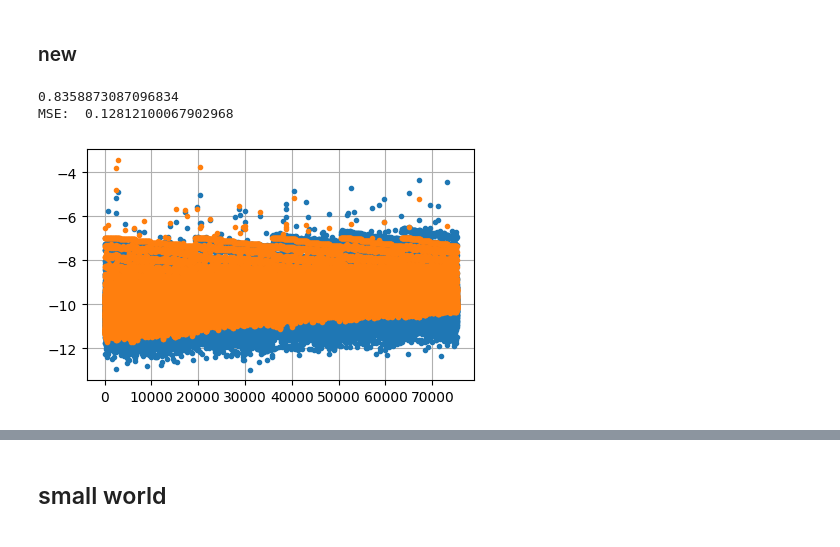
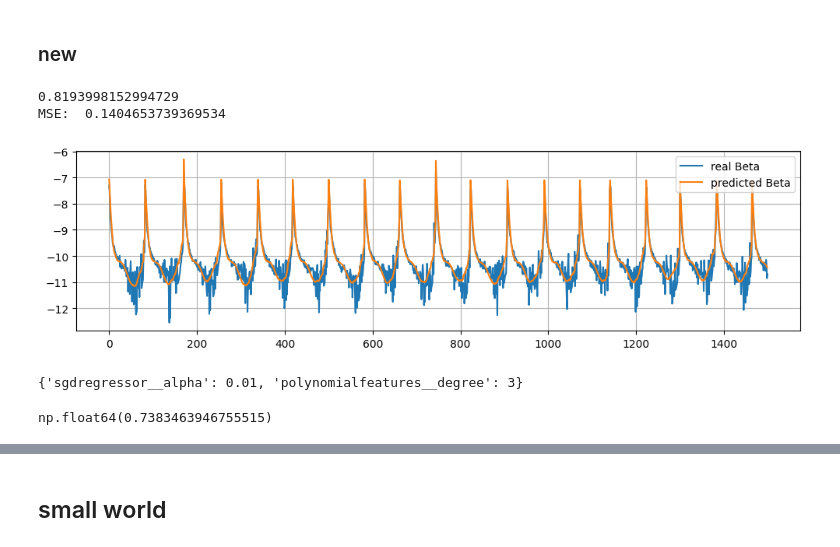
Before and after one commit to Mpkosh/network_hybrid_33, a Jupyter notebook: save_model_regression_day_SEIR_prev_I_for_seir.ipynb, the cells around one changed output, grey strips where cells are left out. Saved outputs shown, nothing was run; the diff lists cells and outputs as text; code cells hidden in the pictures.

```diff
--- a/save_model_regression_day_SEIR_prev_I_for_seir.ipynb
+++ b/save_model_regression_day_SEIR_prev_I_for_seir.ipynb
@@ -115,20 +117,39 @@ plot(model_file, features)
 [figure]
 # %% [markdown]
 ### new
+# %%
+
+features = ['day',
+            'S',
+            'E',
+            'I',
+            #'R'
+           ]
 # %%
 df_seeds_n = pd.read_csv('initial_data/new_seeds_parameters.csv')
-seeds_train_n = df_seeds_n[df_seeds_n.set!='test']['file'].values
-
+seeds_train_n = df_seeds_n[df_seeds_n.set=='train']['file'].values
 
 seed_dir='initial_data/new_ba_10000/'
 model_file = seed_dir+'regression_day_SEIR_prev_I_for_seir.joblib'
 
+is_filename = True
+as_frac=True
+
+
 train_df = load_and_prepare_data(seed_dir, seeds_train_n,
-                                is_filename=True)
+                                is_filename=is_filename, as_frac=as_frac)
+
+train_model(train_df.dropna(), model_file, features,
+           degree=3, alpha=0.01, max_iter=10000)
+
+
+seeds_val_n = df_seeds_n[df_seeds_n.set=='val']['file'].values
+val_df = load_and_prepare_data(seed_dir, seeds_val_n,
+                                is_filename=is_filename, as_frac=as_frac)
+
+
+plot(model_file, val_df, features)
+# %% [output]
+0.8193998152994729
+MSE:  0.1404653739369534
+[figure, added]
-# %%
-train_model(train_df, model_file, features)
-plot(model_file, features)
-# %% [output]
-0.8358873087096834
-MSE:  0.12812100067902968
-[figure, removed]
@@ -134,0 +160,22 @@ MSE:  0.12812100067902968
+# %%
+from sklearn.experimental import enable_halving_search_cv  # noqa
+from sklearn.model_selection import HalvingRandomSearchCV, RandomizedSearchCV
+from scipy.stats import randint
+
+np.random.seed(42)
+
+param_distributions = {"sgdregressor__alpha": [0.1,0.01,0.001,0.0001],
+                       "polynomialfeatures__degree": [2,3,4]
+                      }
+search = RandomizedSearchCV(model, param_distributions,
+                               #resource='n_estimators',
+                               #max_resources=10
+                            n_iter=12,
+                              ).fit(X, y)
+search.best_params_
+# %% [output]
+{'sgdregressor__alpha': 0.01, 'polynomialfeatures__degree': 3}
+# %%
+search.best_score_
+# %% [output]
+np.float64(0.7383463946755515)
```
Also changed, not shown: parts of 8 cells of this notebook, 49 other files.
